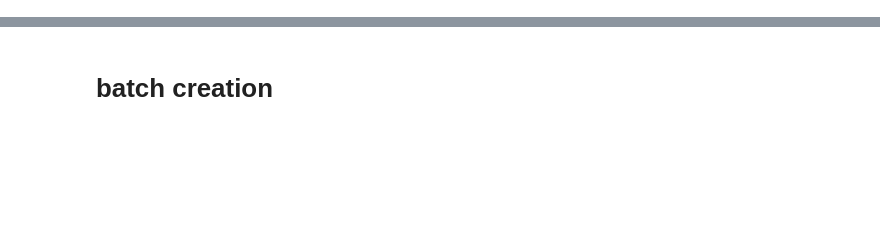
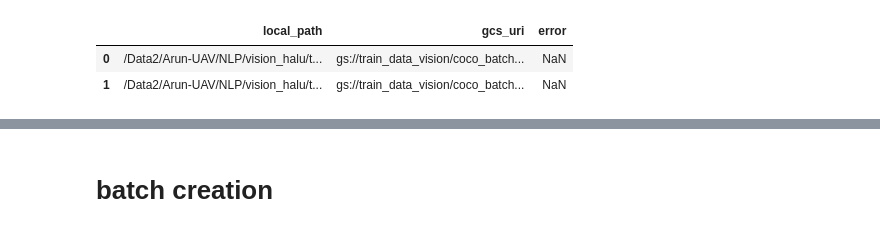
Before and after one commit to sri-harsha-jaladi/vision_hallucination, a Jupyter notebook: helper_nbs/gemini_img_des_batch.ipynb, the cells around one changed output, grey strips where cells are left out. Cells and saved outputs as stored; diff of their text form; code cells hidden in the pictures; blank space fills up the shorter version.

```diff
--- a/helper_nbs/gemini_img_des_batch.ipynb
+++ b/helper_nbs/gemini_img_des_batch.ipynb
@@ -24,6 +24,12 @@ gen_client = genai.Client(
 # %%
 poc_df = pd.read_csv("/Data2/Arun-UAV/NLP/vision_halu/train_datasets/coco_5000_gcp_upload_urs.csv")
 batch_df = pd.read_csv("/Data2/Arun-UAV/NLP/vision_halu/train_datasets/coco_batch_1_15000_gcp_upload_urs.csv")
+# %%
+batch_df.head(2)
+# %% [output]
+|  | local_path | gcs_uri | error |
+| 0 | /Data2/Arun-UAV/NLP/vision_halu/t... | gs://train_data_vision/coco_batch... | NaN |
+| 1 | /Data2/Arun-UAV/NLP/vision_halu/t... | gs://train_data_vision/coco_batch... | NaN |
 # %%
 poc_df.head(2)
 # %% [output]
```
Also changed, not shown: parts of 19 cells of this notebook, 4 other files.
